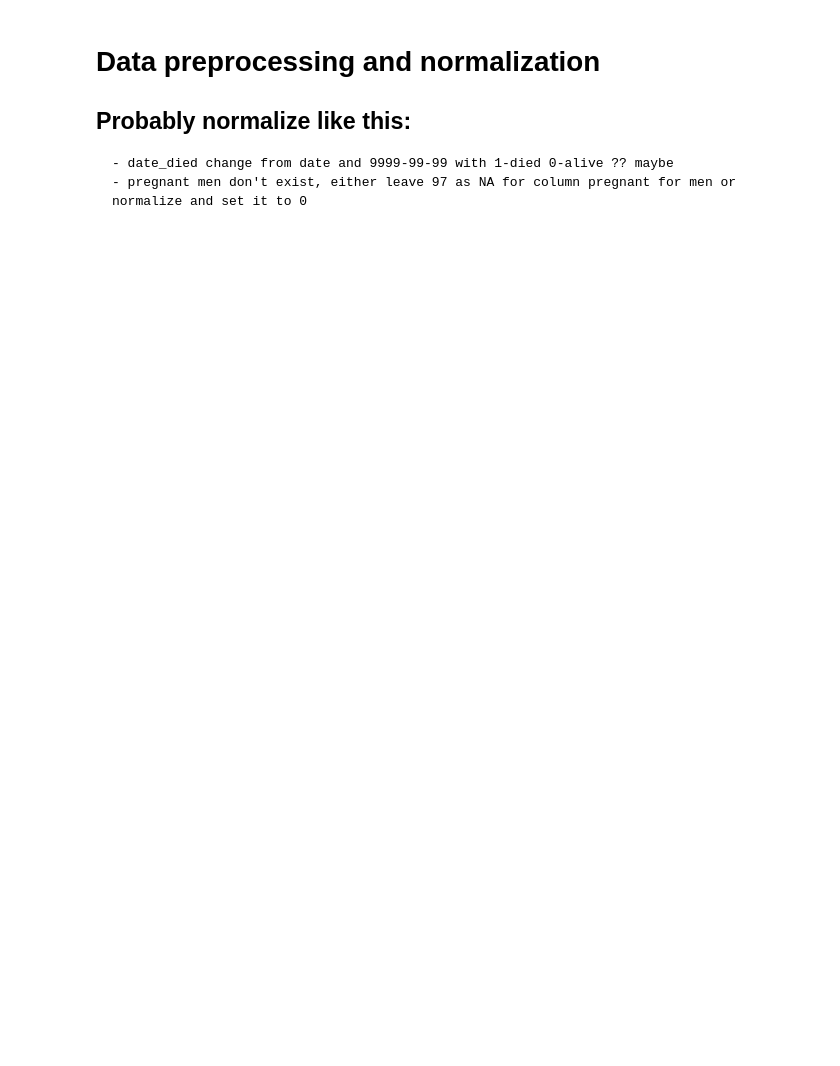
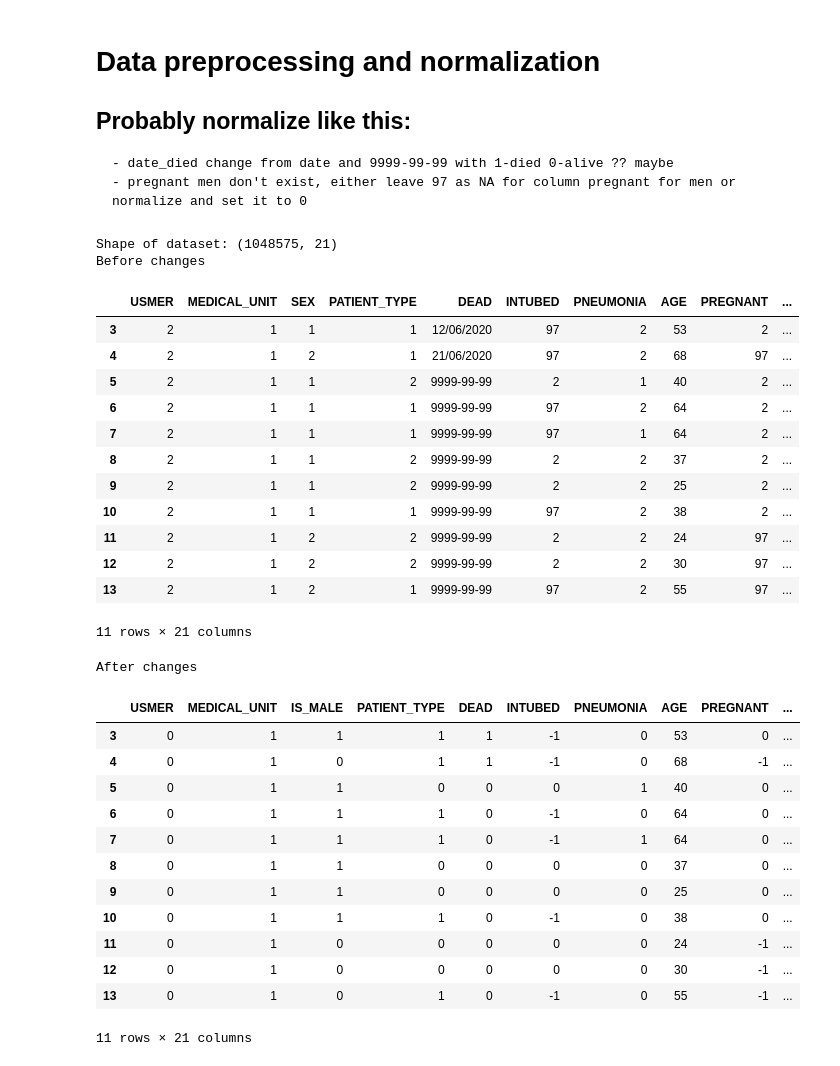
Before and after one commit to alexeybelyaevv/zneus_FIIT, a Jupyter notebook: covid19_project.ipynb, the cells around one changed output. Drawn from its saved outputs; the diff is of its cells as text; code cells hidden in the pictures; blank space fills up the shorter version.

```diff
--- a/covid19_project.ipynb
+++ b/covid19_project.ipynb
@@ -99,3 +141,50 @@ plt.show()
 ## Probably normalize like this:
     - date_died change from date and 9999-99-99 with 1-died 0-alive ?? maybe
     - pregnant men don't exist, either leave 97 as NA for column pregnant for men or normalize and set it to 0
+# %%
+print("Shape of dataset:", df.shape)
+df.rename(columns={"DATE_DIED": "DEAD"}, inplace=True)
+print("Before changes")
+display(df.iloc[3:14])
+df["DEAD"] = np.where(df["DEAD"] == "9999-99-99", 2, 1)
+df.loc[df["SEX"] == 1, "PREGNANT"] = 0
+df = df.replace(2, 0)
+df = df.replace(97, -1)
+df = df.replace(98, -1)
+df.rename(columns={"SEX": "IS_MALE"}, inplace=True)
+# CLASSIFICATION FINAL TO BINARY 1,2,3 COVID, 4+ NO COVID
+df.CLASIFFICATION_FINAL = df.CLASIFFICATION_FINAL.replace([1,2,3], 1)
+df.CLASIFFICATION_FINAL = df.CLASIFFICATION_FINAL.replace([4,5,6,7], 0)
+df.rename(columns={"CLASIFFICATION_FINAL": "HAS_COVID"}, inplace=True)
+print("After changes")
+display(df.iloc[3:14])
+# %% [output]
+Shape of dataset: (1048575, 21)
+Before changes
+|  | USMER | MEDICAL_UNIT | SEX | PATIENT_TYPE | DEAD | INTUBED | PNEUMONIA | AGE | PREGNANT | ... |
+| 3 | 2 | 1 | 1 | 1 | 12/06/2020 | 97 | 2 | 53 | 2 | ... |
+| 4 | 2 | 1 | 2 | 1 | 21/06/2020 | 97 | 2 | 68 | 97 | ... |
+| 5 | 2 | 1 | 1 | 2 | 9999-99-99 | 2 | 1 | 40 | 2 | ... |
+| 6 | 2 | 1 | 1 | 1 | 9999-99-99 | 97 | 2 | 64 | 2 | ... |
+| 7 | 2 | 1 | 1 | 1 | 9999-99-99 | 97 | 1 | 64 | 2 | ... |
+| 8 | 2 | 1 | 1 | 2 | 9999-99-99 | 2 | 2 | 37 | 2 | ... |
+| 9 | 2 | 1 | 1 | 2 | 9999-99-99 | 2 | 2 | 25 | 2 | ... |
+| 10 | 2 | 1 | 1 | 1 | 9999-99-99 | 97 | 2 | 38 | 2 | ... |
+| 11 | 2 | 1 | 2 | 2 | 9999-99-99 | 2 | 2 | 24 | 97 | ... |
+| 12 | 2 | 1 | 2 | 2 | 9999-99-99 | 2 | 2 | 30 | 97 | ... |
+| 13 | 2 | 1 | 2 | 1 | 9999-99-99 | 97 | 2 | 55 | 97 | ... |
+11 rows × 21 columns
+After changes
+|  | USMER | MEDICAL_UNIT | IS_MALE | PATIENT_TYPE | DEAD | INTUBED | PNEUMONIA | AGE | PREGNANT | ... |
+| 3 | 0 | 1 | 1 | 1 | 1 | -1 | 0 | 53 | 0 | ... |
+| 4 | 0 | 1 | 0 | 1 | 1 | -1 | 0 | 68 | -1 | ... |
+| 5 | 0 | 1 | 1 | 0 | 0 | 0 | 1 | 40 | 0 | ... |
+| 6 | 0 | 1 | 1 | 1 | 0 | -1 | 0 | 64 | 0 | ... |
+| 7 | 0 | 1 | 1 | 1 | 0 | -1 | 1 | 64 | 0 | ... |
+| 8 | 0 | 1 | 1 | 0 | 0 | 0 | 0 | 37 | 0 | ... |
+| 9 | 0 | 1 | 1 | 0 | 0 | 0 | 0 | 25 | 0 | ... |
+| 10 | 0 | 1 | 1 | 1 | 0 | -1 | 0 | 38 | 0 | ... |
+| 11 | 0 | 1 | 0 | 0 | 0 | 0 | 0 | 24 | -1 | ... |
+| 12 | 0 | 1 | 0 | 0 | 0 | 0 | 0 | 30 | -1 | ... |
+| 13 | 0 | 1 | 0 | 1 | 0 | -1 | 0 | 55 | -1 | ... |
+11 rows × 21 columns
```
Also changed, not shown: parts of 4 cells of this notebook.
